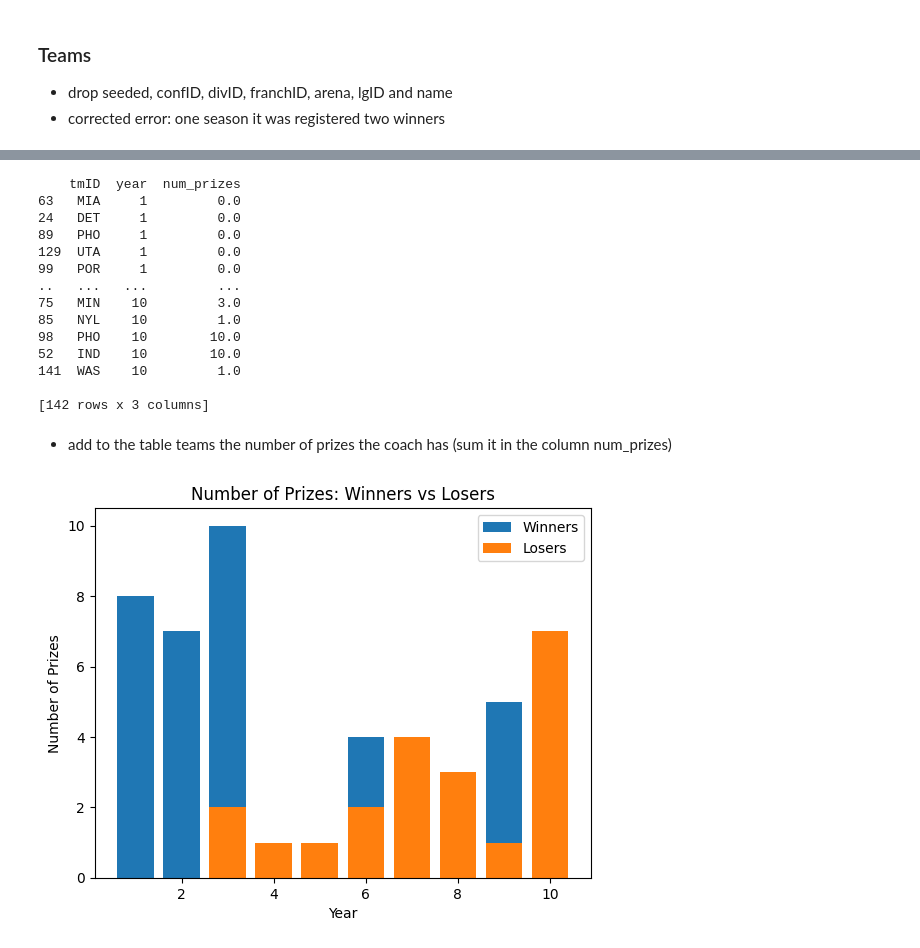
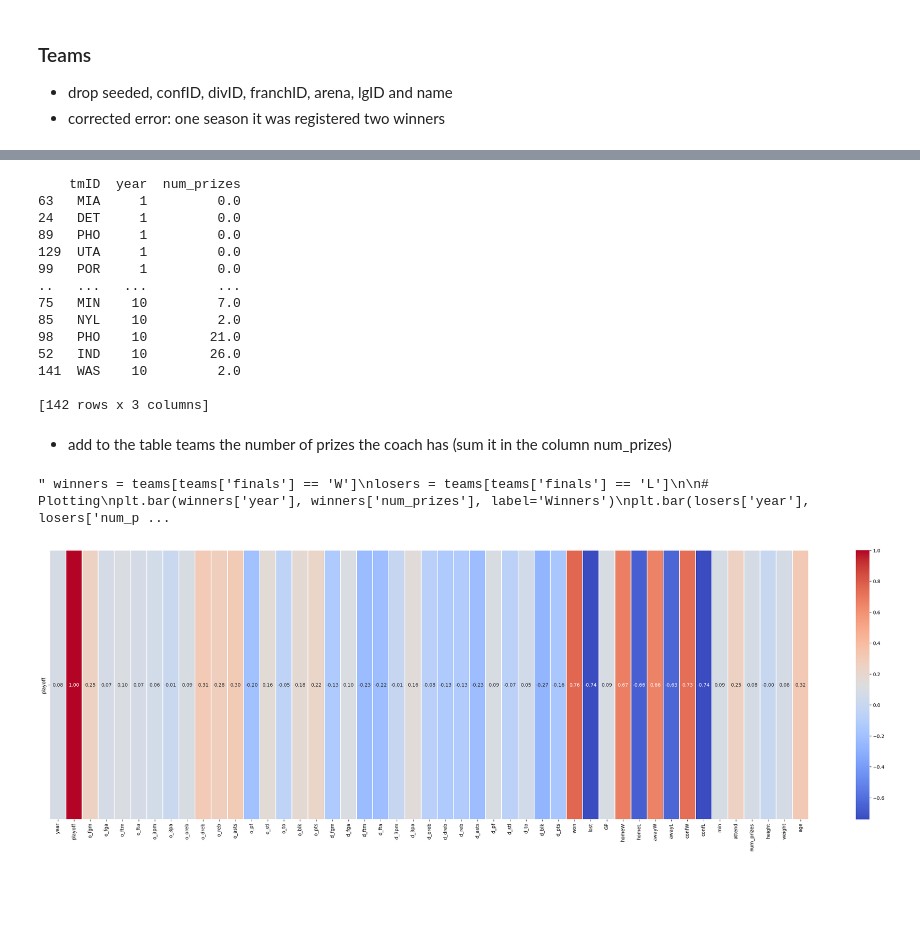
Before and after one commit to brunabrasil/FEUP-AC, a Jupyter notebook: preparation.ipynb, the cells around one changed output, grey strips where cells are left out. Saved outputs shown, nothing was run; the diff lists cells and outputs as text; code cells hidden in the pictures; blank space fills up the shorter version.

```diff
--- a/preparation.ipynb
+++ b/preparation.ipynb
@@ -54,6 +76,19 @@ players['height'] = players['height'].replace(9, mean_height)
 # Calculate the mean of non-zero weights
 mean_weight = players[players['weight'] != 0]['weight'].mean()
 players['weight'] = players['weight'].replace(0, mean_weight)
+# %%
+#players_teams = players_teams.drop('lgID', axis=1)
+df = players_teams
+
+df = df.sort_values(by=['playerID', 'year', 'stint'])
+columns_to_shift = df.columns.difference(['playerID', 'year', 'stint', 'tmID', 'lgID'])
+
+# Shifting the columns other than "playerID", "year", "stint", "tmID", and "lgID"
+df[columns_to_shift] = df.groupby('playerID')[columns_to_shift].shift(fill_value=None)
+
+first_year_mask = df['year'] == df.groupby('playerID')['year'].transform('min')
+df.loc[first_year_mask, columns_to_shift] = None
+df.to_csv('./Modified/modified_players_teams.csv', index=False)
 # %% [markdown]
 - add a column called Age, considering the year of the season. Calculated through the merge between two datasets
 - drop birthdate and deathdate
@@ -110,7 +144,6 @@ coaches = coaches.drop(columns=['playerID'], axis=1)
 # %%
 
 teams = teams.drop(columns=['seeded'], axis=1)
-teams = teams.drop(columns=['confID'], axis=1)
 teams = teams.drop(columns=['divID'], axis=1)
 teams = teams.drop(columns=['franchID'], axis=1)
 teams = teams.drop(columns=['arena'], axis=1)
@@ -122,8 +155,12 @@ teams = teams.drop(columns=['tmTRB'], axis=1)
 teams = teams.drop(columns=['opptmORB'], axis=1)
 teams = teams.drop(columns=['opptmDRB'], axis=1)
 teams = teams.drop(columns=['opptmTRB'], axis=1)
+teams = teams.drop(columns=['rank'], axis=1)
+teams = teams.drop(columns=['firstRound'], axis=1)
+teams = teams.drop(columns=['semis'], axis=1)
+teams = teams.drop(columns=['finals'], axis=1)
 
 
 # In the year 6, a victory was incorrectly recorded.
-teams.loc[(teams['year'] == 6) & (teams['tmID'] == 'CON'), 'finals'] = 'L'
+#teams.loc[(teams['year'] == 6) & (teams['tmID'] == 'CON'), 'finals'] = 'L'
 # %% [markdown]
@@ -132,8 +169,6 @@ teams.loc[(teams['year'] == 6) & (teams['tmID'] == 'CON'), 'finals'] = 'L'
 
 playerAndTeams = merged_data.merge(teams, on=["tmID", "year"])
 
-# Filter for teams that won the finals
-winners_data = playerAndTeams[playerAndTeams['finals'] == 'W']
 
 # Group by team and year, summing the number of prizes
 team_prizes = playerAndTeams.groupby(['tmID', 'year'])['num_prizes'].sum().reset_index()
@@ -151,11 +186,11 @@ teams = teams.merge(team_prizes, on=["tmID", "year"])
 129  UTA     1         0.0
 99   POR     1         0.0
 ..   ...   ...         ...
-75   MIN    10         3.0
-85   NYL    10         1.0
-98   PHO    10        10.0
-52   IND    10        10.0
-141  WAS    10         1.0
+75   MIN    10         7.0
+85   NYL    10         2.0
+98   PHO    10        21.0
+52   IND    10        26.0
+141  WAS    10         2.0
 
 [142 rows x 3 columns]
 # %% [markdown]
@@ -167,7 +202,7 @@ teams = teams.rename(columns={'won_y': 'coach_won', 'lost_y': 'coach_lost'})
 
 print(teams) """
 
-merged_df = pd.merge(teams, coaches, on=['year', 'tmID'], how='left')
+""" merged_df = pd.merge(teams, coaches, on=['year', 'tmID'], how='left')
 
 merged_df['num_prizes_y'] = merged_df['num_prizes_y'].fillna(0)
 
@@ -176,9 +211,9 @@ merged_df['num_prizes'] = merged_df['num_prizes_x'] + merged_df['num_prizes_y']
 merged_df = merged_df.drop(['num_prizes_x', 'num_prizes_y'], axis=1)
 
 # Update the 'num_prizes' column in the original teams DataFrame
-teams['num_prizes'] = merged_df['num_prizes']
+teams['num_prizes'] = merged_df['num_prizes'] """
 # %%
-winners = teams[teams['finals'] == 'W']
+""" winners = teams[teams['finals'] == 'W']
 losers = teams[teams['finals'] == 'L']
 
 # Plotting
@@ -193,5 +228,27 @@ plt.legend()
 
 # Show the plot
 plt.show()
+ """
 # %% [output]
-[figure, removed]
+" winners = teams[teams['finals'] == 'W']\nlosers = teams[teams['finals'] == 'L']\n\n# Plotting\nplt.bar(winners['year'], winners['num_prizes'], label='Winners')\nplt.bar(losers['year'], losers['num_p ...
+# %%
+merged_data = pd.merge(merged_data, teams, on=['year', 'tmID'], how='inner')
+team_means = merged_data.groupby(['tmID', 'year']).agg({
+    'height': 'mean',
+    'weight': 'mean',
+    'age': 'mean',
+}).reset_index()
+teams = pd.merge(teams, team_means, on=['tmID', 'year'], how='left')
+# %%
+df = teams[['year','playoff','o_fgm', 'o_fga', 'o_ftm', 'o_fta', 'o_3pm', 'o_3pa', 'o_oreb', 'o_dreb', 'o_reb', 'o_asts', 'o_pf', 'o_stl', 'o_to', 'o_blk', 'o_pts', 'd_fgm', 'd_fga', 'd_ftm', 'd_fta', 'd_3pm', 'd_3pa', 'd_oreb', 'd_dreb', 'd_reb', 'd_asts', 'd_pf', 'd_stl', 'd_to', 'd_blk', 'd_pts', 'won', 'lost', 'GP', 'homeW', 'homeL', 'awayW', 'awayL', 'confW', 'confL', 'min', 'attend', 'num_prizes', 'height', 'weight', 'age']]
+df.loc[:, 'playoff'] = df['playoff'].replace({'N': 0, 'Y': 1})
+
+# Calculate correlation matrix
+correlation_matrix = df.corr()
+# Display correlation matrix
+
+plt.figure(figsize=(35, 10))
+sns.heatmap(correlation_matrix[['playoff']].transpose(), annot=True, cmap='coolwarm', fmt=".2f", linewidths=.3)
+plt.show()
+# %% [output]
+[figure, added]
```
Also changed, not shown: parts of 6 cells of this notebook, 8 other files.
